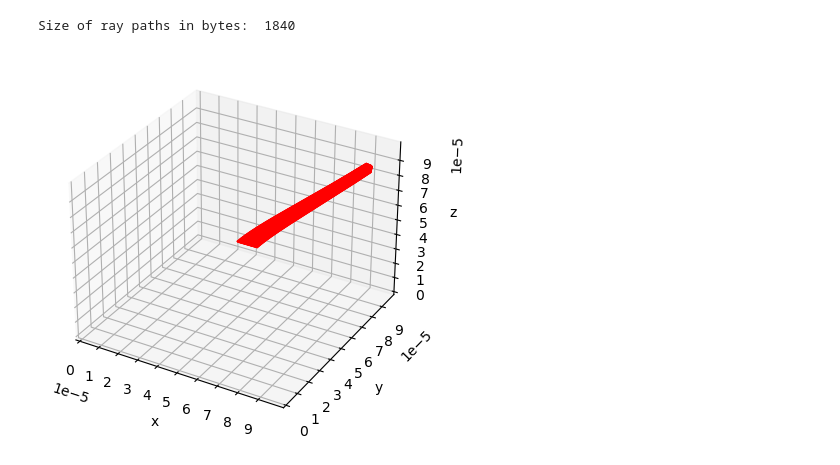
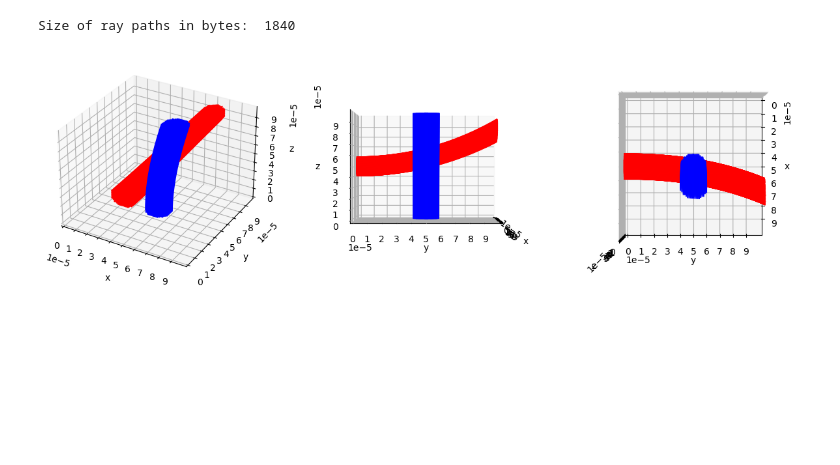
Before and after one commit to apoudel20/python-cbet, a Jupyter notebook: ray_march.ipynb, the cells around one changed output. Saved outputs shown, nothing was run; the diff lists cells and outputs as text; code cells hidden in the pictures; blank space fills up the shorter version.

```diff
--- a/ray_march.ipynb
+++ b/ray_march.ipynb
@@ -109,16 +109,16 @@ print("Size of ray paths in bytes: ", sys.getsizeof(ray_paths_seed) + sys.getsiz
 Size of ray paths in bytes:  1840
 # %%
 # redo this whole exercise in 3D space
-# define grid vector field for 3D space with linear gradient in z direction from 1 to 4 and linear gradient in x direction from 2 to 3
+# define grid vector field for 3D space with linear gradient in z direction from 1 to 4 and linear gradient in x direction from 1 to 2
 grid_resolution_3D = 100
 grid_vector_field_3D = np.zeros((grid_resolution_3D, grid_resolution_3D, grid_resolution_3D, 3))
 grid_vector_field_3D[:, :, :, 2] = np.linspace(1, 4, grid_resolution_3D).reshape(grid_resolution_3D, 1, 1)
-grid_vector_field_3D[:, :, :, 0] = np.linspace(2, 3, grid_resolution_3D).reshape(1, grid_resolution_3D, 1)
+grid_vector_field_3D[:, :, :, 0] = np.linspace(1, 2, grid_resolution_3D).reshape(1, grid_resolution_3D, 1)
 # %%
 # redefine ray class for 3D space
 class Ray3D:
     courant_number_3D = 0.1
-    velocity = 400
+    velocity = 4000
     dx = dy = dz = 1e-6
 
     def __init__(self, x_init, y_init, z_init, theta, phi):
@@ -176,34 +185,70 @@ for i in range(100):
-# %%
-# generate rays with initial positions defined within a circle of radius grid_resolution/10 * grid_cell_size on the xy-plane and store their paths in a list
-ray_paths = []
-for i in range(100):
-    ray = Ray3D(grid_cell_size * grid_resolution_3D/2 + i / 10 * grid_cell_size, grid_cell_size * grid_resolution_3D/2, grid_cell_size * grid_resolution_3D/2, np.pi/2, np.pi/2)
-    ray_path = np.array([ray.x_init, ray.y_init, ray.z_init])
-    while ray.x_init < grid_resolution_3D * grid_cell_size and ray.y_init < grid_resolution_3D * grid_cell_size and ray.z_init < grid_resolution_3D * grid_cell_size:
-        x, y, z = ray.next_position(grid_vector_field_3D)
-        # append new position to ray path
-        ray_path = np.vstack((ray_path, np.array([x, y, z])))
-    ray_paths.append(ray_path)
 # %%
 # plot ray path for all rays in the list
-%matplotlib inline
-fig = plt.figure()
-ax = fig.add_subplot(111, projection='3d')
+
+fig = plt.figure(figsize=(15,15))
+ax = fig.add_subplot(131, projection='3d')
 ax.set_aspect('auto')
 ax.set_xlim(0, grid_resolution_3D * grid_cell_size)
 ax.set_ylim(0, grid_resolution_3D * grid_cell_size)
 ax.set_zlim(0, grid_resolution_3D * grid_cell_size)
 ax.set_xticks(np.arange(0, grid_resolution_3D * grid_cell_size, grid_cell_size*10))
 ax.set_yticks(np.arange(0, grid_resolution_3D * grid_cell_size, grid_cell_size*10))
 ax.set_zticks(np.arange(0, grid_resolution_3D * grid_cell_size, grid_cell_size*10))
 # label axes
 ax.set_xlabel('x')
 ax.set_ylabel('y')
 ax.set_zlabel('z')
 
-for ray_path in ray_paths:
+for ray_path in ray_paths_seed_3D:
     ax.plot(ray_path[:, 0], ray_path[:, 1], ray_path[:, 2], color='r')
 
-plt.show()
+for ray_path in ray_paths_pump_3D:
+    ax.plot(ray_path[:, 0], ray_path[:, 1], ray_path[:, 2], color='b')
+
+
+ax = fig.add_subplot(132, projection='3d')
+ax.set_aspect('auto')
+ax.set_xlim(0, grid_resolution_3D * grid_cell_size)
+ax.set_ylim(0, grid_resolution_3D * grid_cell_size)
+ax.set_zlim(0, grid_resolution_3D * grid_cell_size)
+ax.set_xticks(np.arange(0, grid_resolution_3D * grid_cell_size, grid_cell_size*10))
+ax.set_yticks(np.arange(0, grid_resolution_3D * grid_cell_size, grid_cell_size*10))
+ax.set_zticks(np.arange(0, grid_resolution_3D * grid_cell_size, grid_cell_size*10))
+# label axes
+ax.set_xlabel('x')
+ax.set_ylabel('y')
+ax.set_zlabel('z')
+
+for ray_path in ray_paths_seed_3D:
+    ax.plot(ray_path[:, 0], ray_path[:, 1], ray_path[:, 2], color='r')
+
+for ray_path in ray_paths_pump_3D:
+    ax.plot(ray_path[:, 0], ray_path[:, 1], ray_path[:, 2], color='b')
+
+# reposition camera to view the plot from the yz side
+ax.view_init(0,0)
+
+
+ax = fig.add_subplot(133, projection='3d')
+ax.set_aspect('auto')
+ax.set_xlim(0, grid_resolution_3D * grid_cell_size)
+ax.set_ylim(0, grid_resolution_3D * grid_cell_size)
+ax.set_zlim(0, grid_resolution_3D * grid_cell_size)
+ax.set_xticks(np.arange(0, grid_resolution_3D * grid_cell_size, grid_cell_size*10))
+ax.set_yticks(np.arange(0, grid_resolution_3D * grid_cell_size, grid_cell_size*10))
+ax.set_zticks(np.arange(0, grid_resolution_3D * grid_cell_size, grid_cell_size*10))
+# label axes
+ax.set_xlabel('x')
+ax.set_ylabel('y')
+ax.set_zlabel('z')
+
+for ray_path in ray_paths_seed_3D:
+    ax.plot(ray_path[:, 0], ray_path[:, 1], ray_path[:, 2], color='r')
+
+for ray_path in ray_paths_pump_3D:
+    ax.plot(ray_path[:, 0], ray_path[:, 1], ray_path[:, 2], color='b')
+
+# reposition camera to view the plot from the yz side
+ax.view_init(90,0)
 # %% [output]
-[figure, old version]
+[figure, new version]
```
Also changed, not shown: parts of 1 cell of this notebook, 2 other files.
